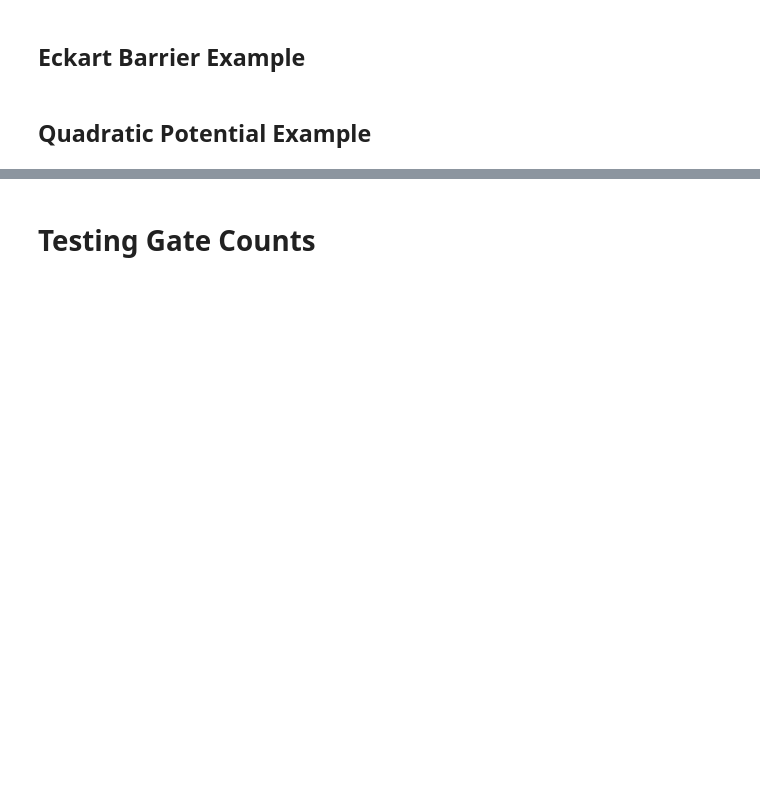
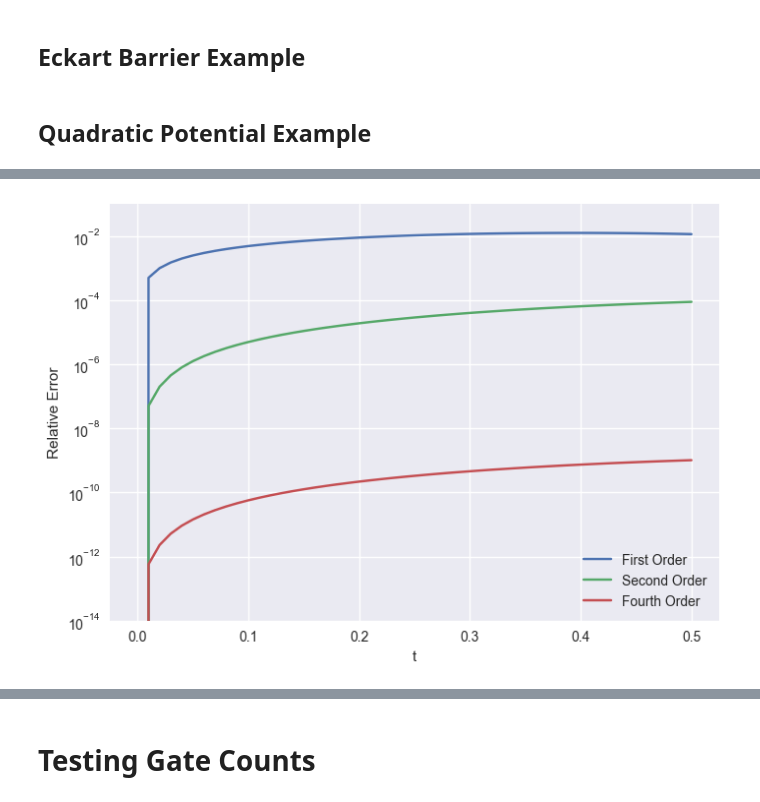
Before and after one commit to samco7/digital-quantum-simulation, a Jupyter notebook: welch/walsh_quantum_runs.ipynb, the cells around one changed output, grey strips where cells are left out. Saved outputs shown, nothing was run; the diff lists cells and outputs as text; code cells hidden in the pictures; blank space fills up the shorter version.

```diff
--- a/welch/walsh_quantum_runs.ipynb
+++ b/welch/walsh_quantum_runs.ipynb
@@ -94 +93,13 @@ def round_sf(x, sig_figs):
+# %%
+plt.semilogy(t_grid1, error1, label='First Order')
+plt.semilogy(t_grid2, error2, label='Second Order')
+plt.semilogy(t_grid4, error4, label='Fourth Order')
+plt.legend()
+plt.xlabel('t')
+plt.ylabel('Relative Error')
+plt.ylim(1e-14, 1e-1)
+plt.savefig(f'Tsf_Hermite_n{n}_K{K}_sqr_analytical.png')
+plt.show()
+# %% [output]
+[figure, added]
 # %%
```
Also changed, not shown: parts of 8 cells of this notebook, 1 other file.
